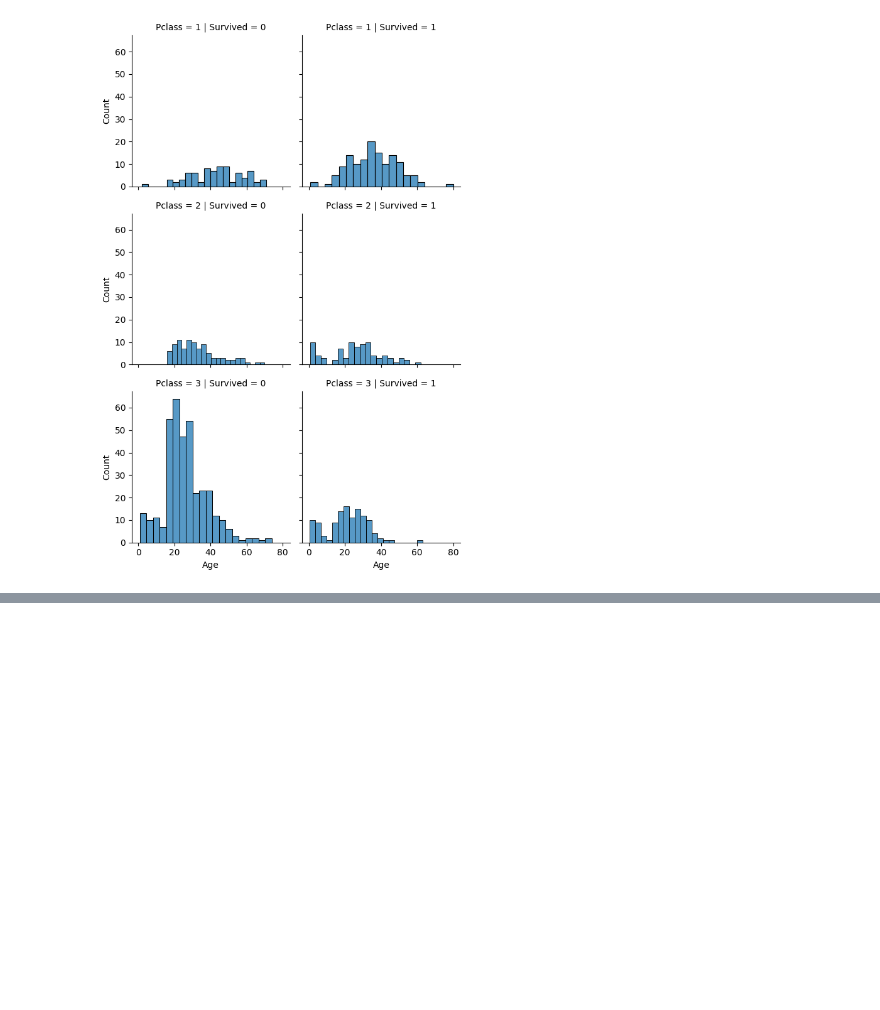
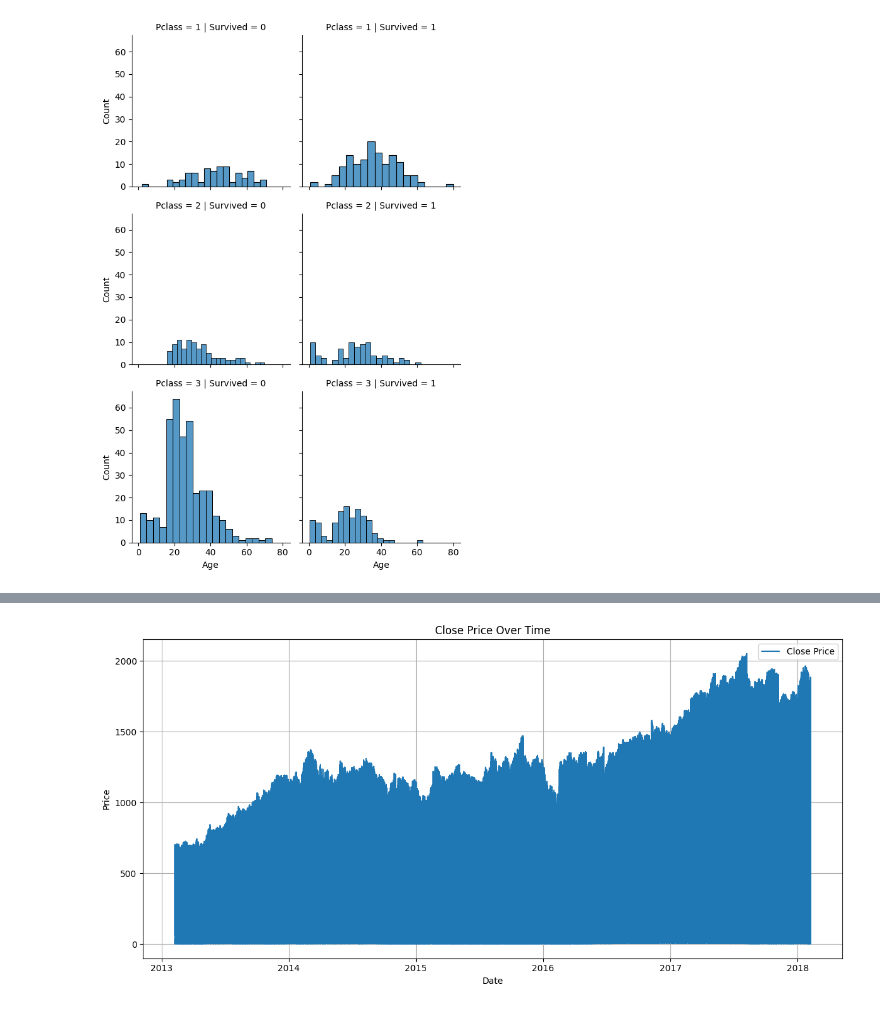
Before and after one commit to deepavarshini09/SoftNexisTechnology_Tasks, a Jupyter notebook: task2_snt.ipynb, the cells around one changed output, grey strips where cells are left out. Saved outputs shown, nothing was run; the diff lists cells and outputs as text; code cells hidden in the pictures; blank space fills up the shorter version.

Commit message:
EDA for Finance data has completed.

```diff
--- a/task2_snt.ipynb
+++ b/task2_snt.ipynb
@@ -203,0 +296,15 @@ data.to_csv("titanic_cleaned.csv", index=False)
+# %%
+# returns and log-returns
+data['daily_return'] = data['close'].pct_change()
+data['log_return'] = np.log(data['close'] / data['close'].shift(1))
+# %%
+# SMA AND EMA Calculation
+data['sma_5'] = data['close'].rolling(window=5).mean()
+data['sma_20'] = data['close'].rolling(window=20).mean()
+data['ema_10'] = data['close'].ewm(span=10, adjust=False).mean()
+# %%
+# Volatility (Rolling STD)
+data['volatility_10'] = data['daily_return'].rolling(window=10).std()
+# %%
+# drop NA rows
+data.dropna(inplace=True)
@@ -203,0 +313,13 @@ data.to_csv("titanic_cleaned.csv", index=False)
+# %%
+# Line Plot
+plt.figure(figsize=(12, 6))
+plt.plot(data['date'], data['close'], label='Close Price')
+plt.title('Close Price Over Time')
+plt.xlabel('Date')
+plt.ylabel('Price')
+plt.grid(True)
+plt.legend()
+plt.tight_layout()
+plt.show()
+# %% [output]
+[figure, added]
```
Also changed, not shown: parts of 15 cells of this notebook.
